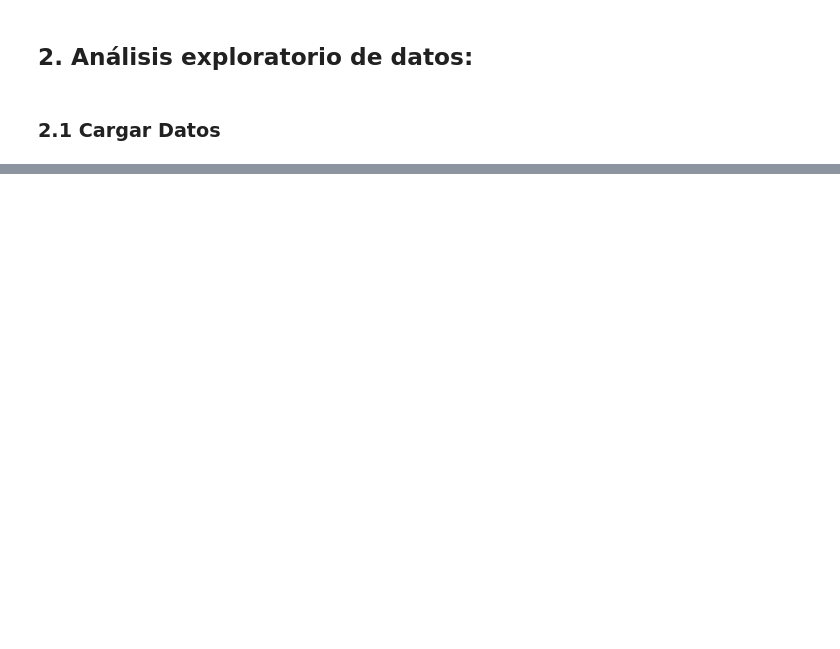
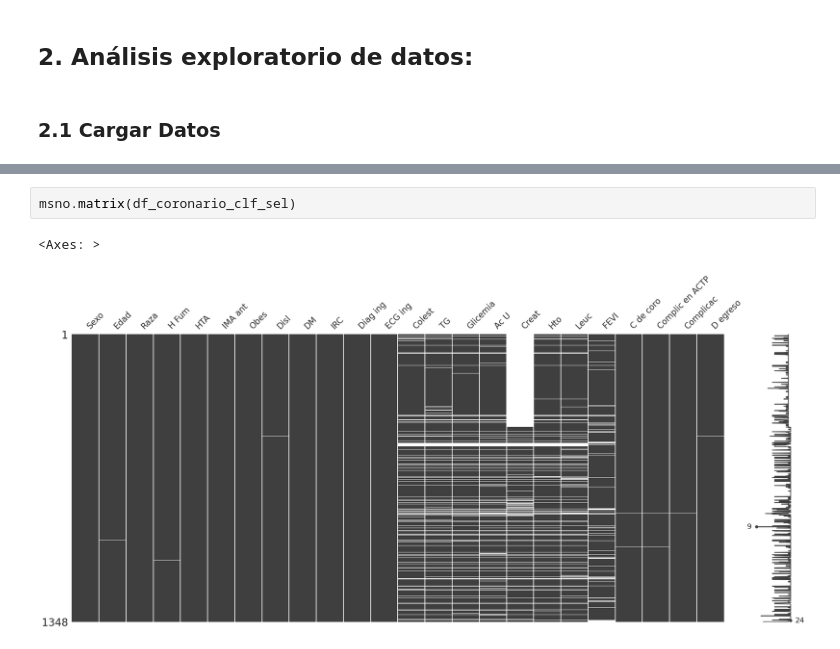
Before and after one commit to rguez4828/CURSO_CDIA, a Jupyter notebook: proyecto_coronario_cdia_final.ipynb, the cells around one changed output, grey strips where cells are left out. Cells and saved outputs as stored; diff of their text form; blank space fills up the shorter version.

```diff
--- a/proyecto_coronario_cdia_final.ipynb
+++ b/proyecto_coronario_cdia_final.ipynb
@@ -229,0 +311,5 @@ pd.set_option('future.no_silent_downcasting', True)
+# %%
+msno.matrix(df_coronario_clf_sel)
+# %% [output]
+<Axes: >
+[figure, added]
```
Also changed, not shown: parts of 23 cells of this notebook.
